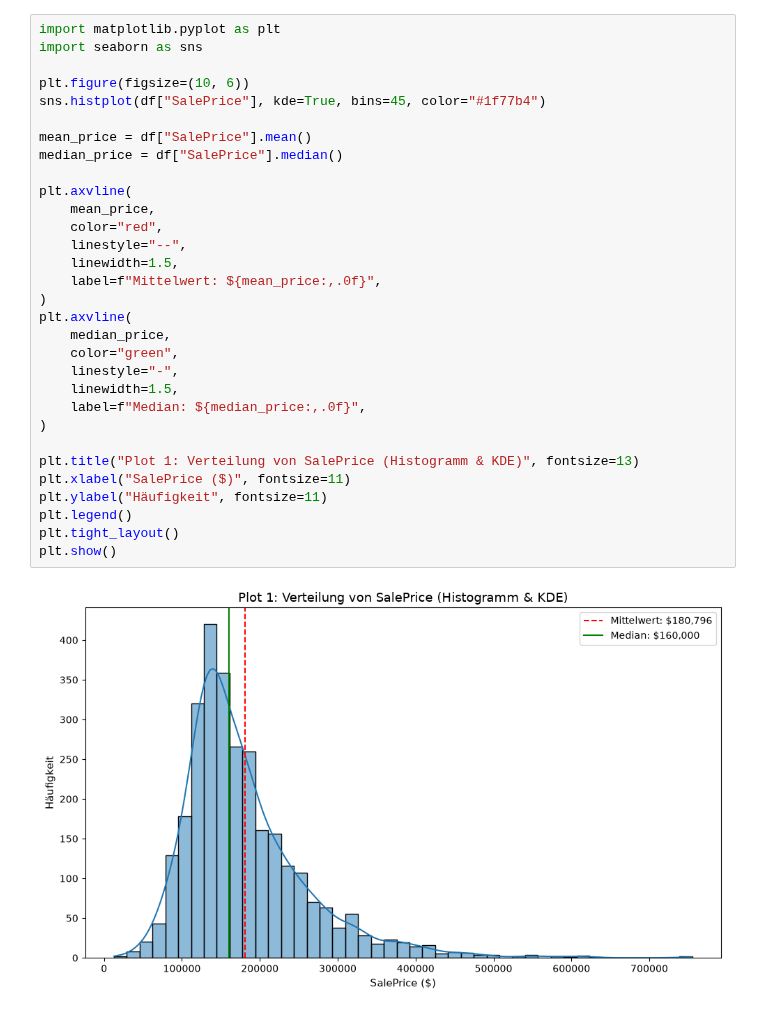
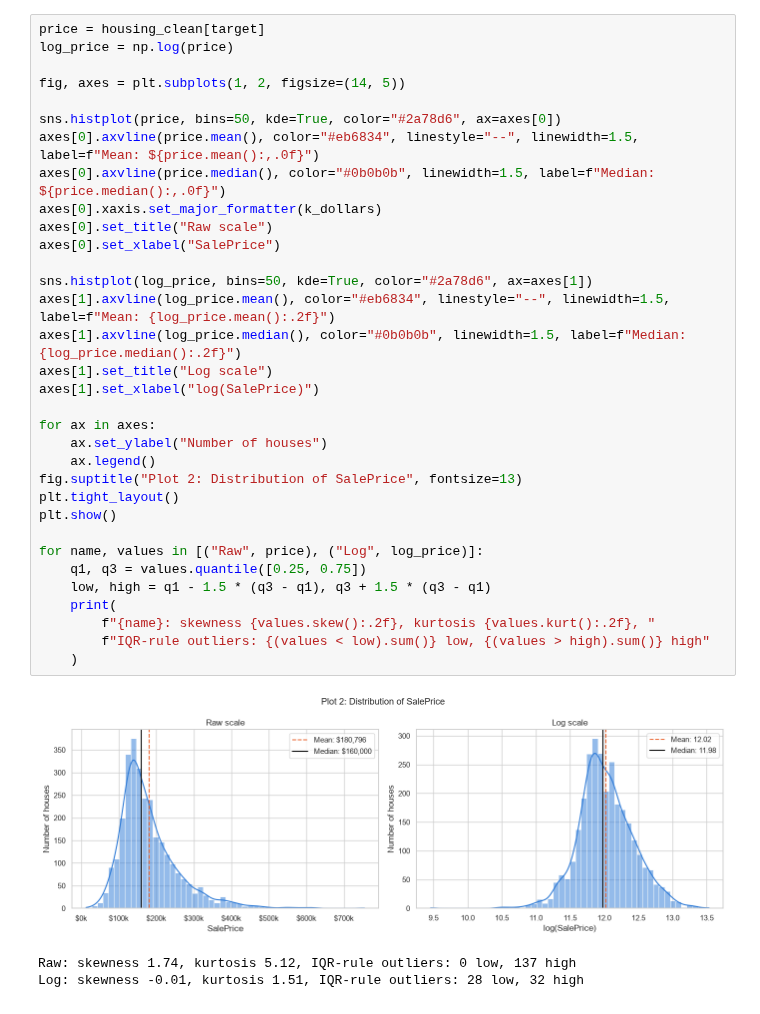
Before and after one commit to AdelinGabriel21/ames-housing-analysis, a Jupyter notebook: notebooks/01_exploratory_data_analysis.ipynb, the cells around one changed output. Cells and saved outputs as stored; diff of their text form.

Commit message:
added plots

```diff
--- a/notebooks/01_exploratory_data_analysis.ipynb
+++ b/notebooks/01_exploratory_data_analysis.ipynb
@@ -120,33 +288,37 @@ memory usage: 1.8 MB
 # %%
-import matplotlib.pyplot as plt
-import seaborn as sns
+price = housing_clean[target]
+log_price = np.log(price)
 
-plt.figure(figsize=(10, 6))
-sns.histplot(df["SalePrice"], kde=True, bins=45, color="#1f77b4")
+fig, axes = plt.subplots(1, 2, figsize=(14, 5))
 
-mean_price = df["SalePrice"].mean()
-median_price = df["SalePrice"].median()
+sns.histplot(price, bins=50, kde=True, color="#2a78d6", ax=axes[0])
+axes[0].axvline(price.mean(), color="#eb6834", linestyle="--", linewidth=1.5, label=f"Mean: ${price.mean():,.0f}")
+axes[0].axvline(price.median(), color="#0b0b0b", linewidth=1.5, label=f"Median: ${price.median():,.0f}")
+axes[0].xaxis.set_major_formatter(k_dollars)
+axes[0].set_title("Raw scale")
+axes[0].set_xlabel("SalePrice")
 
-plt.axvline(
-    mean_price,
-    color="red",
-    linestyle="--",
-    linewidth=1.5,
-    label=f"Mittelwert: ${mean_price:,.0f}",
-)
-plt.axvline(
-    median_price,
-    color="green",
-    linestyle="-",
-    linewidth=1.5,
-    label=f"Median: ${median_price:,.0f}",
-)
+sns.histplot(log_price, bins=50, kde=True, color="#2a78d6", ax=axes[1])
+axes[1].axvline(log_price.mean(), color="#eb6834", linestyle="--", linewidth=1.5, label=f"Mean: {log_price.mean():.2f}")
+axes[1].axvline(log_price.median(), color="#0b0b0b", linewidth=1.5, label=f"Median: {log_price.median():.2f}")
+axes[1].set_title("Log scale")
+axes[1].set_xlabel("log(SalePrice)")
 
-plt.title("Plot 1: Verteilung von SalePrice (Histogramm & KDE)", fontsize=13)
-plt.xlabel("SalePrice ($)", fontsize=11)
-plt.ylabel("Häufigkeit", fontsize=11)
-plt.legend()
+for ax in axes:
+    ax.set_ylabel("Number of houses")
+    ax.legend()
+fig.suptitle("Plot 2: Distribution of SalePrice", fontsize=13)
 plt.tight_layout()
 plt.show()
+
+for name, values in [("Raw", price), ("Log", log_price)]:
+    q1, q3 = values.quantile([0.25, 0.75])
+    low, high = q1 - 1.5 * (q3 - q1), q3 + 1.5 * (q3 - q1)
+    print(
+        f"{name}: skewness {values.skew():.2f}, kurtosis {values.kurt():.2f}, "
+        f"IQR-rule outliers: {(values < low).sum()} low, {(values > high).sum()} high"
+    )
 # %% [output]
-[figure, old version]
+[figure, new version]
+Raw: skewness 1.74, kurtosis 5.12, IQR-rule outliers: 0 low, 137 high
+Log: skewness -0.01, kurtosis 1.51, IQR-rule outliers: 28 low, 32 high
```
Also changed, not shown: parts of 37 cells of this notebook.
